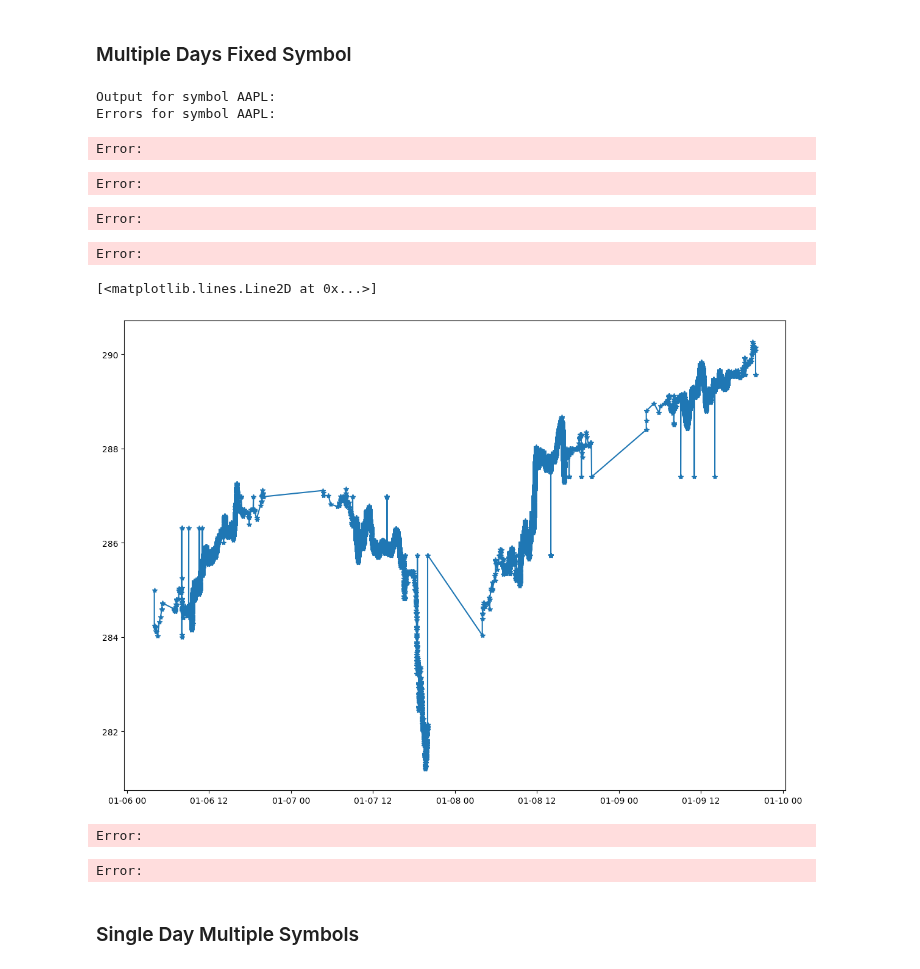
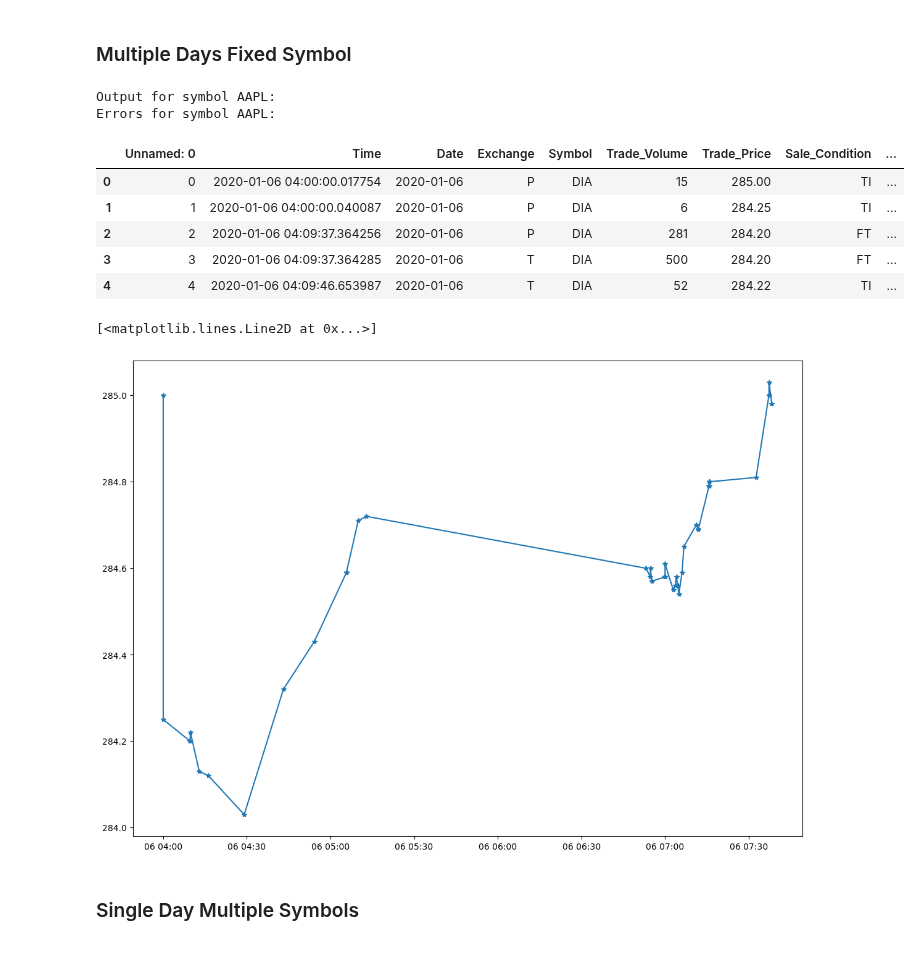
Before and after one commit to AMS-QF/TAQ-Data, a Jupyter notebook: Example_Data_NB.ipynb, the cells around one changed output. Saved outputs shown, nothing was run; the diff lists cells and outputs as text; code cells hidden in the pictures.

```diff
--- a/Example_Data_NB.ipynb
+++ b/Example_Data_NB.ipynb
@@ -107,28 +107,29 @@ symbols = ["AAPL"]
 start_date = "2022-01-05"
 end_date = "2022-01-06"
 row_limit = "1000000000"
+columns='ALL'
 
-get_trades(symbols, start_date, end_date, row_limit)
+get_trades(symbols, start_date, end_date, row_limit, columns)
 # %% [output]
 Output for symbol AAPL:
 Errors for symbol AAPL:
-Error:
-Error:
 # %%
-data=pd.read_csv('data/trades_DIA_20200106-20200110.csv.gz', compression='gzip')
+data=pd.read_csv('data/trades_DIA_20200105-20200106.csv.gz', compression='gzip')
+data['Time']=pd.to_datetime(data['Time'])
 data.head(5)
-data['Time']=pd.to_datetime(data['Time'])
 # %% [output]
-Error:
-Error:
+|  | Unnamed: 0 | Time | Date | Exchange | Symbol | Trade_Volume | Trade_Price | Sale_Condition | ... |
+| 0 | 0 | 2020-01-06 04:00:00.017754 | 2020-01-06 | P | DIA | 15 | 285.00 | TI | ... |
+| 1 | 1 | 2020-01-06 04:00:00.040087 | 2020-01-06 | P | DIA | 6 | 284.25 | TI | ... |
+| 2 | 2 | 2020-01-06 04:09:37.364256 | 2020-01-06 | P | DIA | 281 | 284.20 | FT | ... |
+| 3 | 3 | 2020-01-06 04:09:37.364285 | 2020-01-06 | T | DIA | 500 | 284.20 | FT | ... |
+| 4 | 4 | 2020-01-06 04:09:46.653987 | 2020-01-06 | T | DIA | 52 | 284.22 | TI | ... |
 # %%
 fig,ax=plt.subplots(figsize=(14,10))
 ax.plot(data['Time'],data['Trade_Price'],marker='*')
 # %% [output]
 [<matplotlib.lines.Line2D at 0x...>]
-[figure, old version]
+[figure, new version]
-Error:
-Error:
 # %% [markdown]
 ### Single Day Multiple Symbols
 # %%
```
Also changed, not shown: parts of 19 cells of this notebook, 1 other file.
